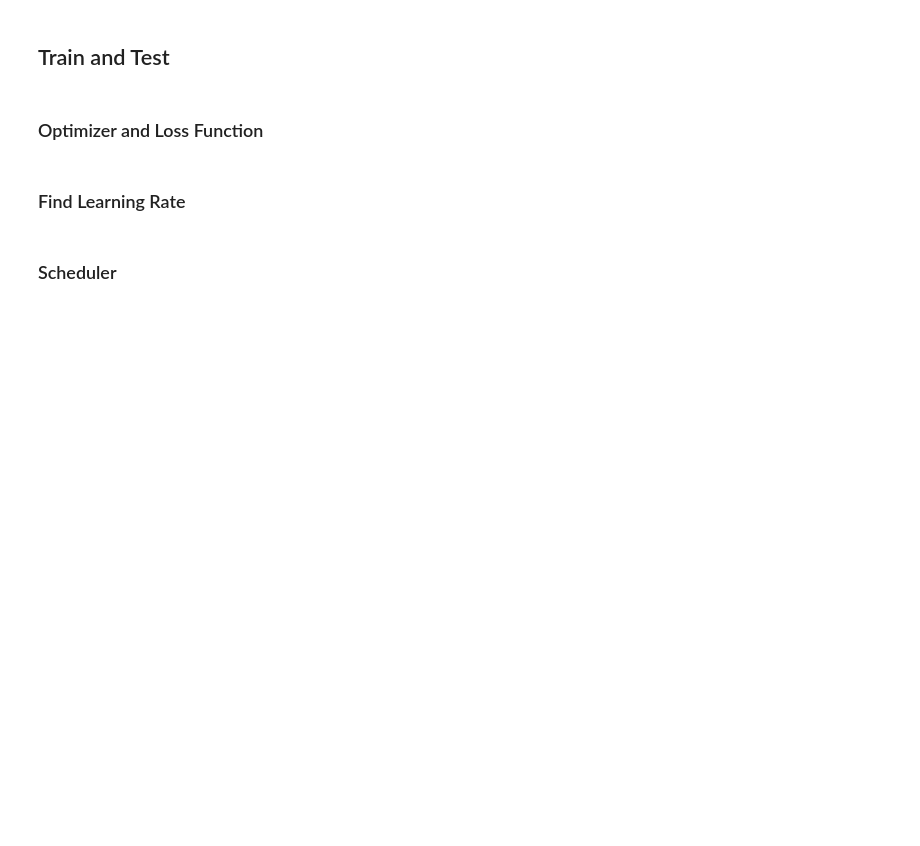
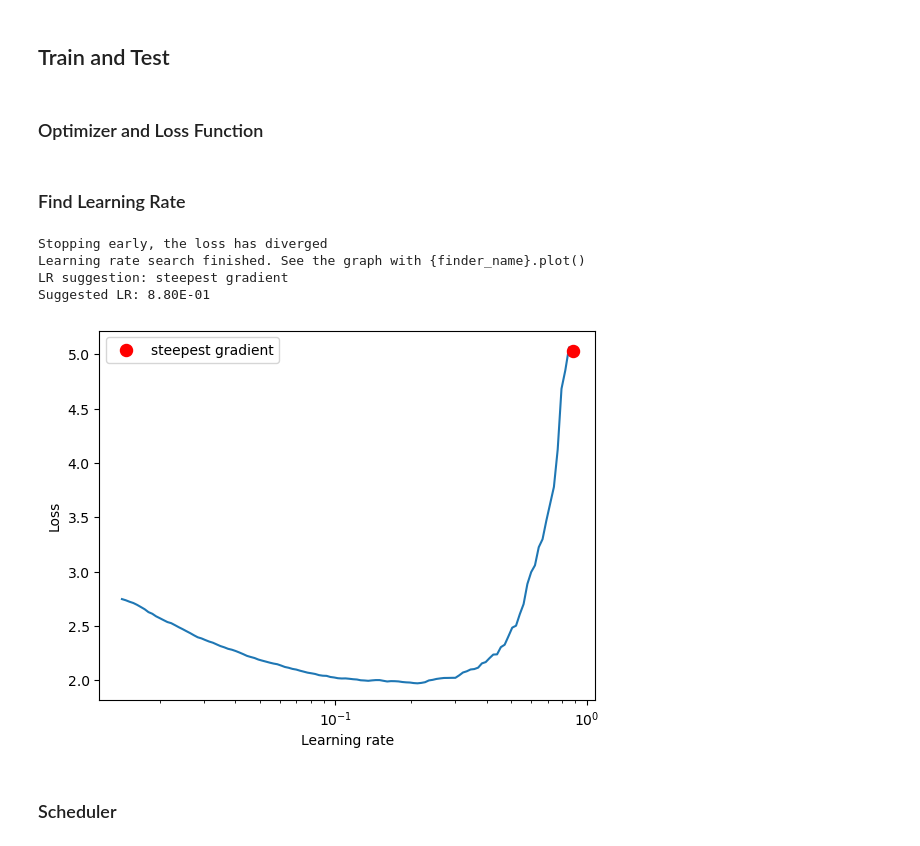
Before and after one commit to nviraj/era-v1, a Jupyter notebook: Session 11/Submission/ERA V1 - Viraj - Assignment 11.ipynb, the cells around one changed output. Drawn from its saved outputs; the diff is of its cells as text; code cells hidden in the pictures; blank space fills up the shorter version.

```diff
--- a/Session 11/Submission/ERA V1 - Viraj - Assignment 11.ipynb
+++ b/Session 11/Submission/ERA V1 - Viraj - Assignment 11.ipynb
@@ -221,7 +264,15 @@ criterion = torch.nn.CrossEntropyLoss()
 ### Find Learning Rate
 # %%
 # Find optimal LR to start with
-suggested_lr = find_optimal_lr(model, optimizer, criterion, train_loader, start_lr = PREFERRED_START_LR)
+suggested_lr = find_optimal_lr(
+    model, optimizer, criterion, train_loader, start_lr=PREFERRED_START_LR
+)
+# %% [output]
+Stopping early, the loss has diverged
+Learning rate search finished. See the graph with {finder_name}.plot()
+LR suggestion: steepest gradient
+Suggested LR: 8.80E-01
+[figure, added]
 # %% [markdown]
 ### Scheduler
 # %%
```
Also changed, not shown: parts of 13 cells of this notebook, 2 other files.
